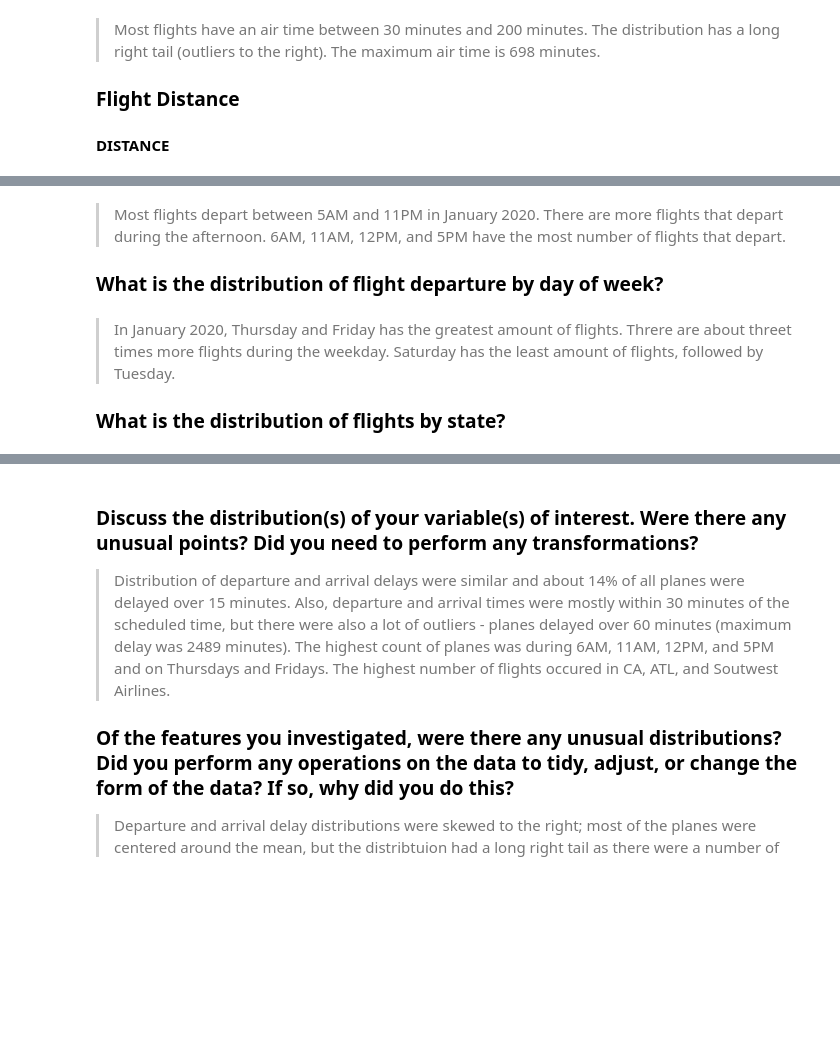
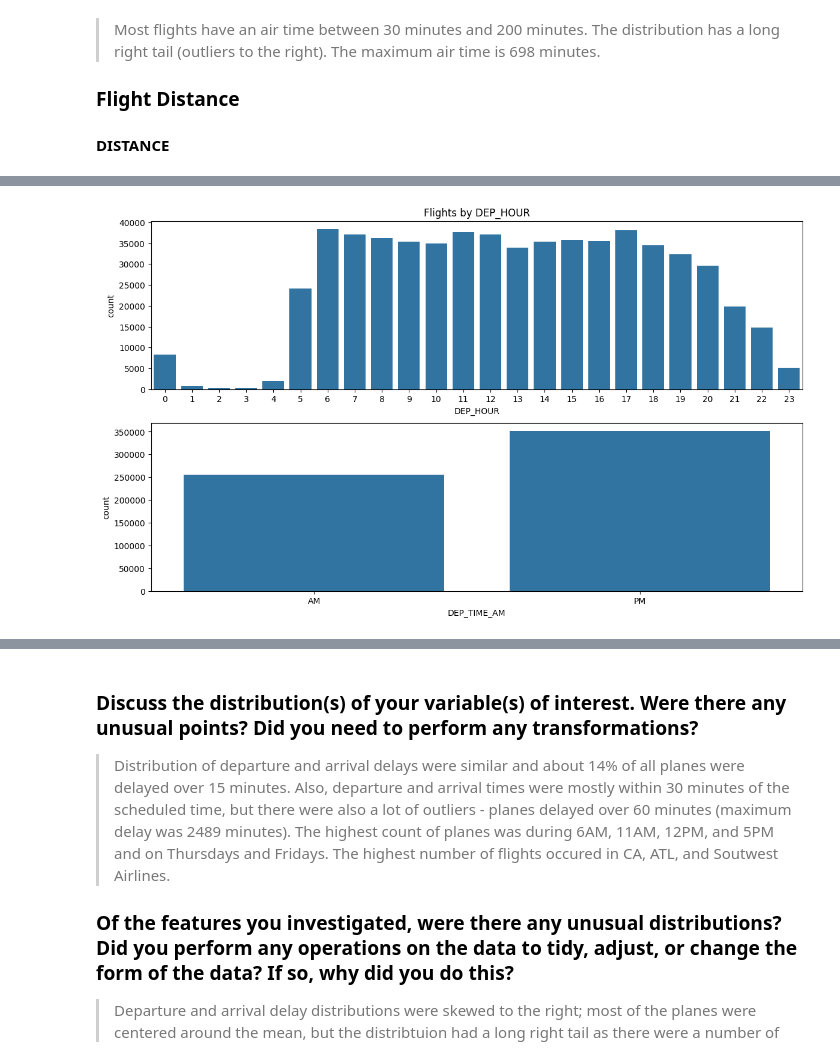
Before and after one commit to jiyoonlee96/Udacity_Data_Analyst_Nanodegree, a Jupyter notebook: Project 5/Udacity_DAND_Project5.ipynb, the cells around one changed output, grey strips where cells are left out. Drawn from its saved outputs; the diff is of its cells as text; code cells hidden in the pictures; blank space fills up the shorter version.

```diff
--- a/Project 5/Udacity_DAND_Project5.ipynb
+++ b/Project 5/Udacity_DAND_Project5.ipynb
@@ -79,11 +80,11 @@ flights.head()
 5 rows × 22 columns
 # %%
 #Change the datatype of variables
-col = ['MONTH', 'DAY_OF_MONTH','DAY_OF_WEEK','DEP_DEL15','ARR_DEL15','CANCELLED']
+col = ['DAY_OF_MONTH', 'DEP_DEL15','ARR_DEL15','CANCELLED']
 flights[col] = flights[col].astype('object')
 
 flights['FL_DATE'] = pd.to_datetime(flights['FL_DATE'])
 
 col2 = ['DEP_TIME', 'ARR_TIME', 'DEP_DELAY', 'ARR_DELAY', 'AIR_TIME']
 flights[col2] = flights[col2].round(0).astype('Int64')
-#print(flights.dtypes)
+flights.dtypes
@@ -101,15 +121,0 @@ flights.ARR_HOUR = flights.ARR_HOUR.mask(flights.DEP_HOUR==24, 0)
-# %%
-#Map variable value days
-flights.DAY_OF_WEEK.replace({'1':'Monday', '2':'Tuesday', '3':'Wednesday', '4':'Thursday', '5':'Friday', '6':'Saturday', '7':'Sunday'}, inplace = True)
-
-#Create DEP_TIME_AM column
-flights.DEP_TIME_AM = ''
-flights.DEP_TIME_AM = np.where(flights.DEP_HOUR.isin(['0', '1', '2', '3', '4', '5', '6', '7', '8', '9', '10', '11']), 'AM', 'PM')
-
-
-#Create WEEKDAY_WEEKEND column
-flights.WEEKDAY_WEEKEND = ''
-flights.WEEKDAY_WEEKEND = np.where(flights.DAY_OF_WEEK.isin(['Saturday', 'Sunday']),'Weekend', 'Weekday')
-
-flights=flights.mask(flights == '')
-#flights.head()
@@ -279,4 +308,0 @@ ValueError: Could not interpret input 'DEP_HOUR'
-# %% [markdown]
-> Most flights depart between 5AM and 11PM in January 2020. There are more flights that depart during the afternoon. 6AM, 11AM, 12PM, and 5PM have the most number of flights that depart.
-
-### What is the distribution of flight departure by day of  week?
@@ -296,4 +308,0 @@ sb.countplot(data = flights.dropna(), x = 'WEEKDAY_WEEKEND',
-# %% [markdown]
-> In January 2020, Thursday and Friday has the greatest amount of flights. Threre are about threet times more flights during the weekday. Saturday has the least amount of flights, followed by Tuesday.
-
-### What is the distribution of flights by state?
@@ -304,0 +309,28 @@ sb.countplot(data = flights, y = 'ORIGIN_STATE_NM', color = base_color, order =
+# %%
+#Create 2 bar plots of categorical variable
+def plot_barplot(col1, col2):
+    #Filter NA values
+    filtered_data = flights[~pd.isna(flights[col1])]
+
+    plt.figure(figsize=(14,8))
+    colors = sns.color_palette()[0]
+
+    #First barplot
+    plt.subplot(2,1,1)
+    if col1=="DAY_OF_WEEK":
+       sns.countplot(x=filtered_data[col1], order=['Monday','Tuesday','Wednesday','Thursday','Friday','Saturday','Sunday'], color=colors)
+    else:
+        sns.countplot(x=filtered_data[col1], color=colors)
+    plt.title('Flights by '+col1)
+
+    #Second barplot
+    plt.subplot(2,1,2);
+    if col2 == "WEEKDAY_WEEKEND":
+        order = ['Weekday','Weekend']
+    else:
+        order = ['AM','PM']
+    sns.countplot(x=filtered_data[col2], order=order, color=colors);
+# %%
+plot_barplot('DEP_HOUR', 'DEP_TIME_AM')
+# %% [output]
+[figure, added]
```
Also changed, not shown: parts of 32 cells of this notebook.
